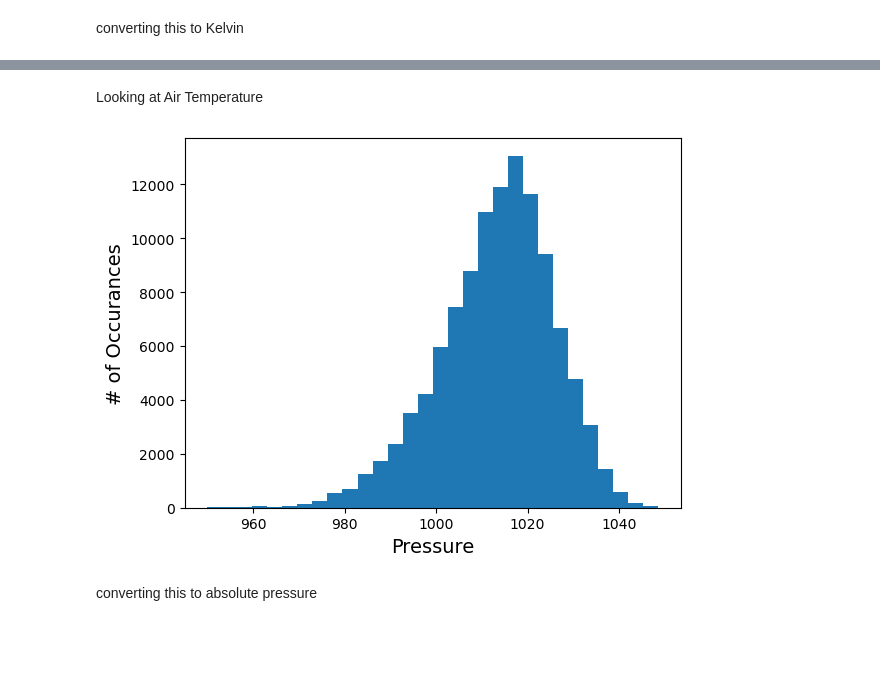
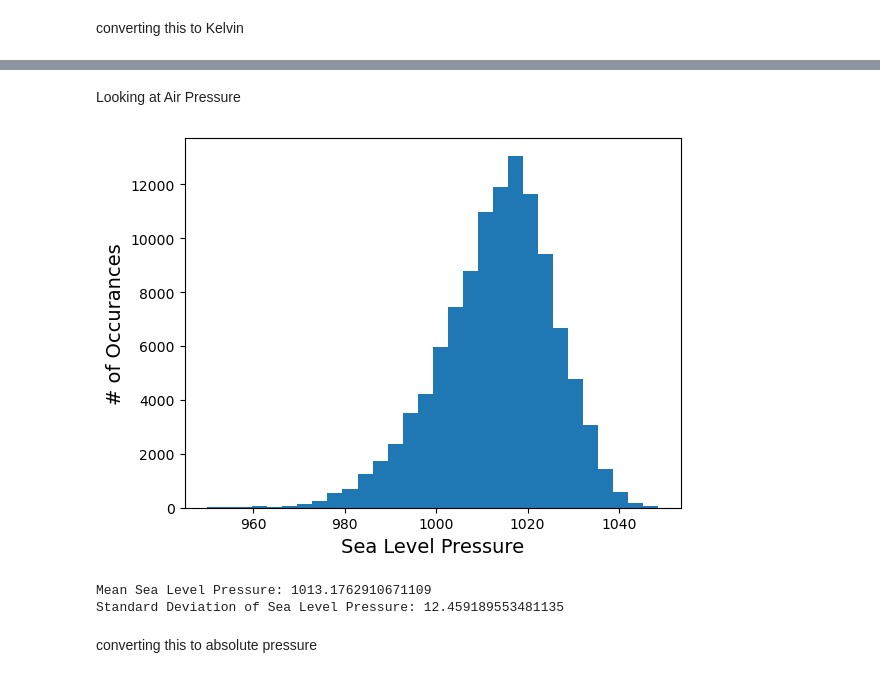
Before and after one commit to DaveAero/Project1, a Jupyter notebook: Untitled.ipynb, the cells around one changed output, grey strips where cells are left out. Drawn from its saved outputs; the diff is of its cells as text; code cells hidden in the pictures; blank space fills up the shorter version.

```diff
--- a/Untitled.ipynb
+++ b/Untitled.ipynb
@@ -132,21 +132,9 @@ plt.show()
 [figure]
 # %% [markdown]
 converting this to Kelvin
+# %%
+Data.insert(column = 'Temp Kelvin', loc = int(len(Data.columns)), value = np.nan)
 # %%
-# plot:
-Temp = Data["Air Temperature"].apply(float)
-
-Temp_kelvin = []
-
-for value in Temp:
-    value = value + 288.15
-    Temp_kelvin .append(value)
-
-plt.hist(Temp_kelvin, bins=30)
-plt.xlabel('Air Temperature, Kelvin', fontsize=14)
-plt.ylabel('# of Occurances', fontsize=14)
-
-plt.show()
-
-print("Mean Air Temperature: {}".format(np.mean(Temp_kelvin)))
-print("Standard Deviation of Air Temperature: {}".format(np.std(Temp_kelvin)))
+for index, row in Data.iterrows():
+    Temp_kelvin = float(row["Air Temperature"]) + 273.15
+    Data.loc[index, 'Temp Kelvin'] = Temp_kelvin
@@ -157,14 +154,19 @@ Standard Deviation of Air Temperature: 5.026458942271996
 # %% [markdown]
-Looking at Air Temperature
+Looking at Air Pressure
 # %%
 # plot:
 plt.hist(Data["Mean Sea Level Pressure"].apply(float), bins=30)
-plt.xlabel('Pressure', fontsize=14)
+plt.xlabel('Sea Level Pressure', fontsize=14)
 plt.ylabel('# of Occurances', fontsize=14)
 
 plt.show()
+
+print("Mean Sea Level Pressure: {}".format(np.mean(Data["Mean Sea Level Pressure"].apply(float))))
+print("Standard Deviation of Sea Level Pressure: {}".format(np.std(Data["Mean Sea Level Pressure"].apply(float))))
 # %% [output]
-[figure, old version]
+[figure, new version]
+Mean Sea Level Pressure: 1013.1762910671109
+Standard Deviation of Sea Level Pressure: 12.459189553481135
 # %% [markdown]
 converting this to absolute pressure
 # %%
```
Also changed, not shown: parts of 13 cells of this notebook.
